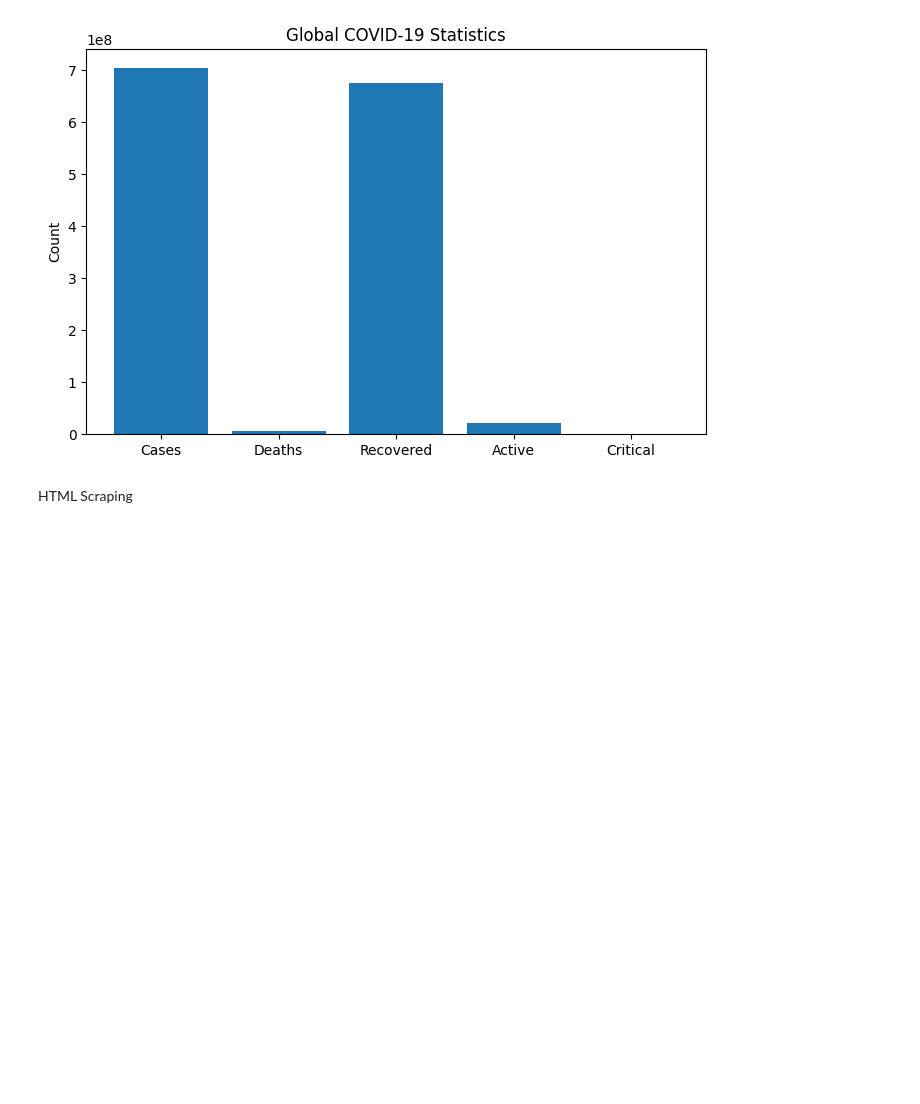
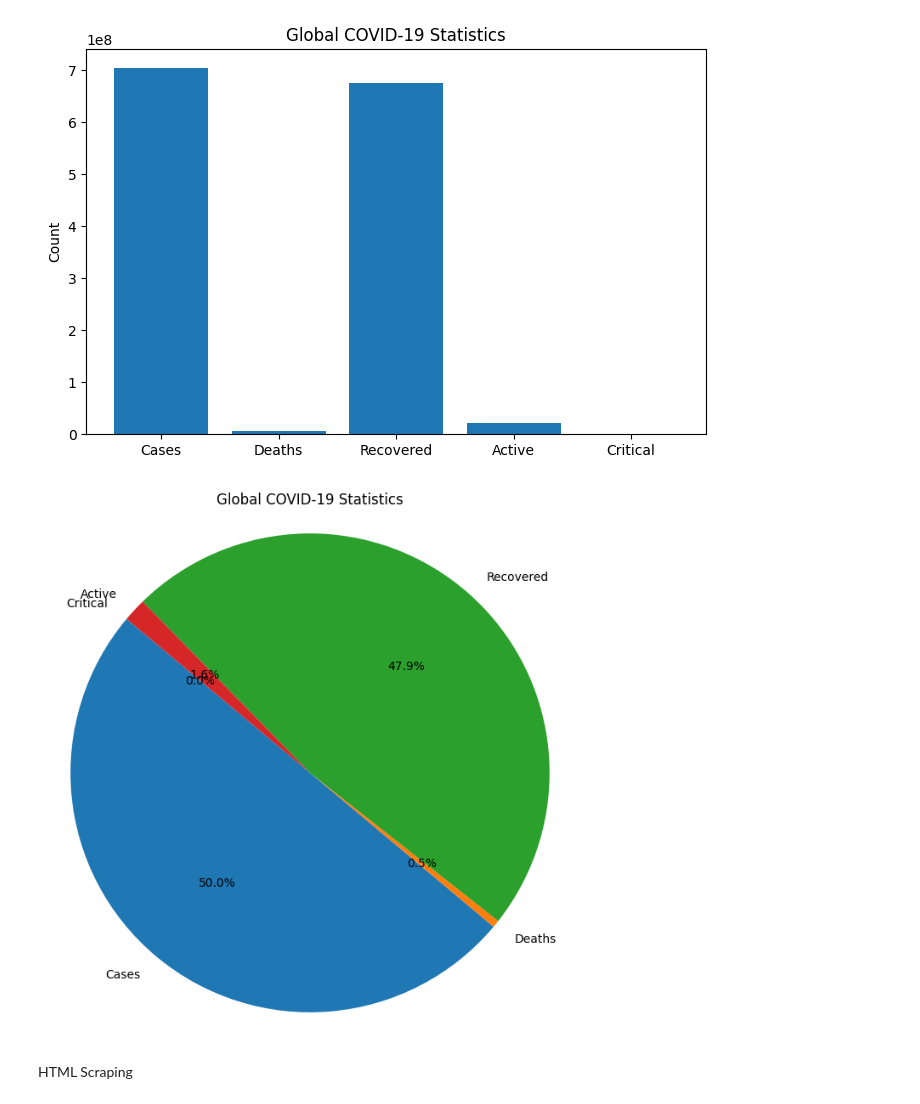
Before and after one commit to rutijanasandra-svg/ores5160-2025, a Jupyter notebook: Final_project.ipynb, the cells around one changed output. Cells and saved outputs as stored; diff of their text form; code cells hidden in the pictures; blank space fills up the shorter version.

```diff
--- a/Final_project.ipynb
+++ b/Final_project.ipynb
@@ -203,6 +203,34 @@ plt.ylabel("Count")
 plt.show()
 # %% [output]
 [figure]
+# %%
+import matplotlib.pyplot as plt
+
+categories = ["Cases", "Deaths", "Recovered", "Active", "Critical"]
+
+values = [
+    covid_data["cases"],
+    covid_data["deaths"],
+    covid_data["recovered"],
+    covid_data["active"],
+    covid_data["critical"]
+]
+
+plt.figure(figsize=(8,8))
+
+plt.pie(
+    values,
+    labels=categories,
+    autopct='%1.1f%%',
+    startangle=140
+)
+
+plt.title("Global COVID-19 Statistics")
+plt.axis('equal')  # keeps it a perfect circle
+
+plt.show()
+# %% [output]
+[figure, added]
 # %% [markdown]
 HTML Scraping
 # %%
```
Also changed, not shown: parts of 2 cells of this notebook.
